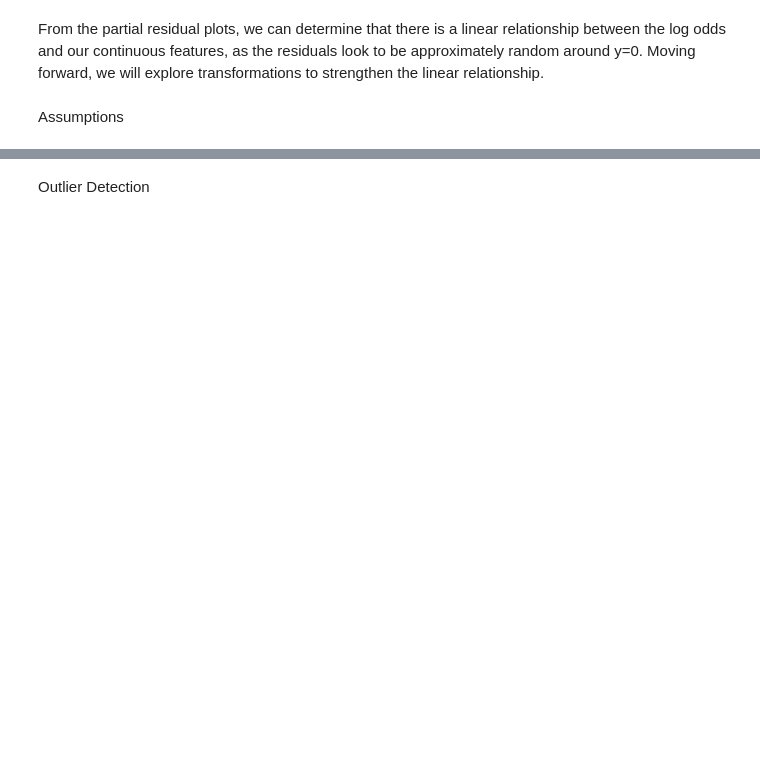
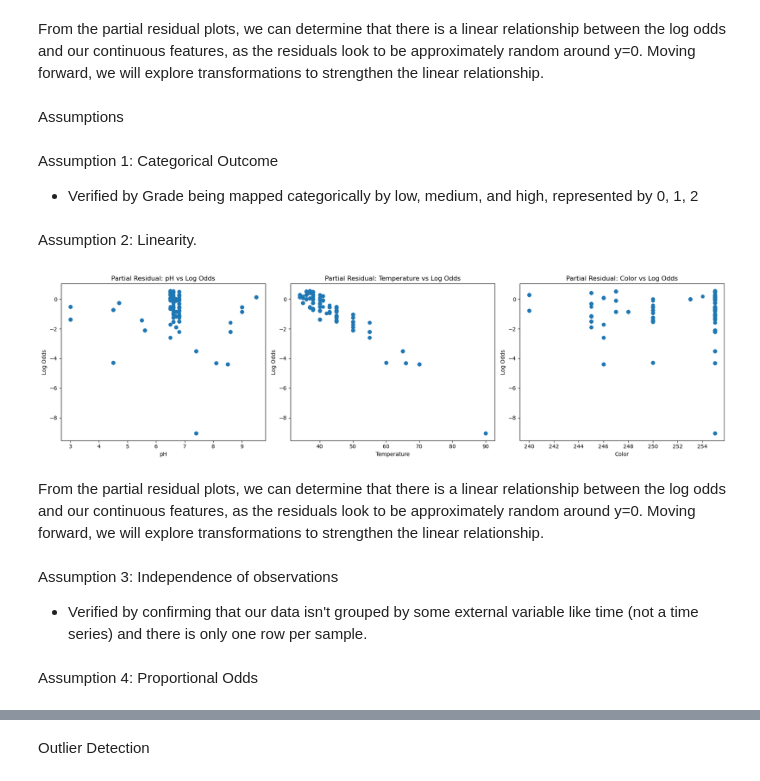
Before and after one commit to francofbv/Milk-Project, a Jupyter notebook: Final_Notebook_Rough.ipynb, the cells around one changed output, grey strips where cells are left out. Cells and saved outputs as stored; diff of their text form; code cells hidden in the pictures; blank space fills up the shorter version.

```diff
--- a/Final_Notebook_Rough.ipynb
+++ b/Final_Notebook_Rough.ipynb
@@ -164,6 +263,8 @@ Categorical vs. Response
 # %% [markdown]
 #### Analyzing correlation
 # %%
+df = df.drop(columns = {'pH_bin', 'Temp_bin', 'Color_bin'})
+
 corr_matrix = df.corr()
 
 sns.heatmap(corr_matrix, annot=True, cmap='coolwarm', fmt='.2f', vmin=-1, vmax=1)
@@ -194,7 +295,7 @@ y = df['Grade']
 
 X_train, X_test, y_train, y_test = train_test_split(X, y, test_size=0.2, random_state=42)
 
-full_model = LogisticRegression(multi_class='multinomial', max_iter=100)
+full_model = LogisticRegression(multi_class='multinomial', solver='saga', max_iter=100)
 full_model.fit(X_train, y_train)
 
 continuous_features = ['pH', 'Temperature', 'Color']
@@ -208,8 +306,0 @@ Partial Residual Plots (idk where to put this)
-# %%
-for feature in continuous_features:
-    plt.scatter(X_train[feature], log_odds)
-    plt.xlabel(feature)
-    plt.ylabel('Log Odds')
-    plt.title(f'Partial Residual: {feature} vs Log Odds')
-
-    plt.show()
@@ -221,3 +308,32 @@ for feature in continuous_features:
 From the partial residual plots, we can determine that there is a linear relationship between the log odds and our continuous features, as the residuals look to be approximately random around y=0. Moving forward, we will explore transformations to strengthen the linear relationship.
 # %% [markdown]
 Assumptions
+# %% [markdown]
+Assumption 1: Categorical Outcome
+
+- Verified by Grade being mapped categorically by low, medium, and high, represented by 0, 1, 2
+# %% [markdown]
+Assumption 2: Linearity.
+# %%
+# Create a 1x3 grid of subplots with an appropriate figure size
+fig, axes = plt.subplots(1, 3, figsize=(18, 5))
+
+# Loop through each feature and its corresponding axis
+for ax, feature in zip(axes, continuous_features):
+    ax.scatter(X_train[feature], log_odds)
+    ax.set_xlabel(feature)
+    ax.set_ylabel('Log Odds')
+    ax.set_title(f'Partial Residual: {feature} vs Log Odds')
+
+plt.tight_layout()
+plt.show()
+# %% [output]
+[figure, added]
+# %% [markdown]
+From the partial residual plots, we can determine that there is a linear relationship between the log odds and our continuous features, as the residuals look to be approximately random around y=0. Moving forward, we will explore transformations to strengthen the linear relationship.
+# %% [markdown]
+Assumption 3: Independence of observations
+
+- Verified by confirming that our data isn't grouped by some external variable like time (not a time series) and there is only one row per sample.
+# %% [markdown]
+Assumption 4: Proportional Odds
```
Also changed, not shown: parts of 48 cells of this notebook.
